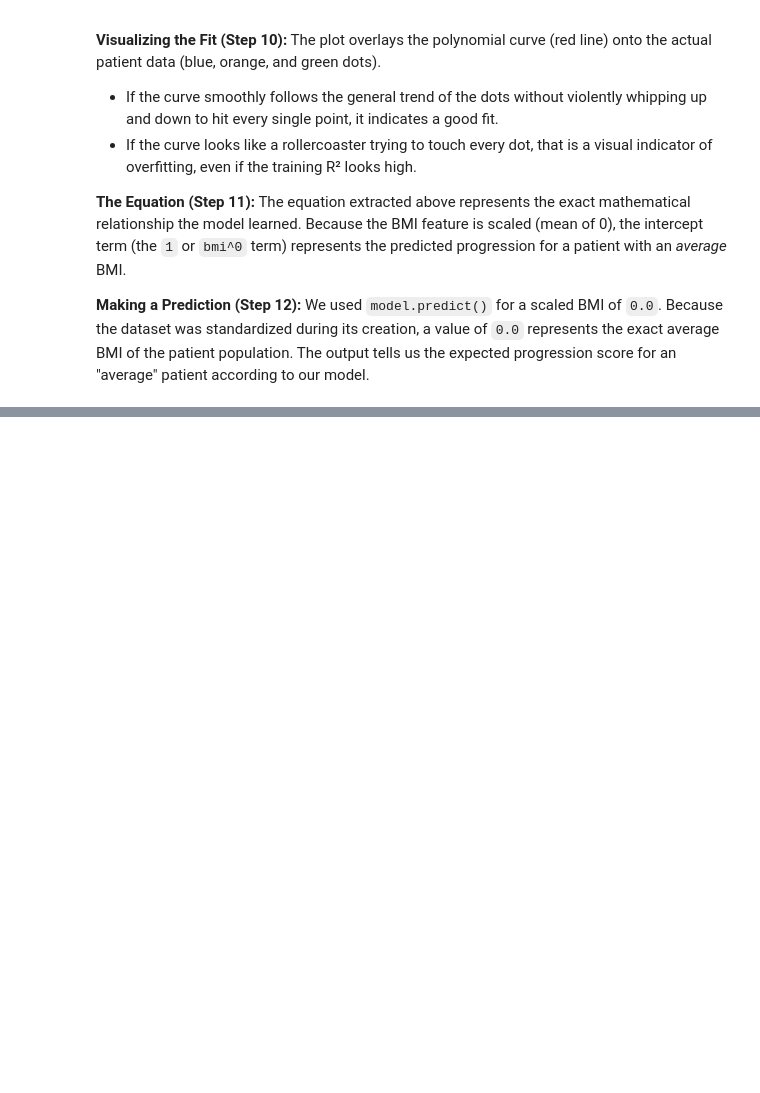
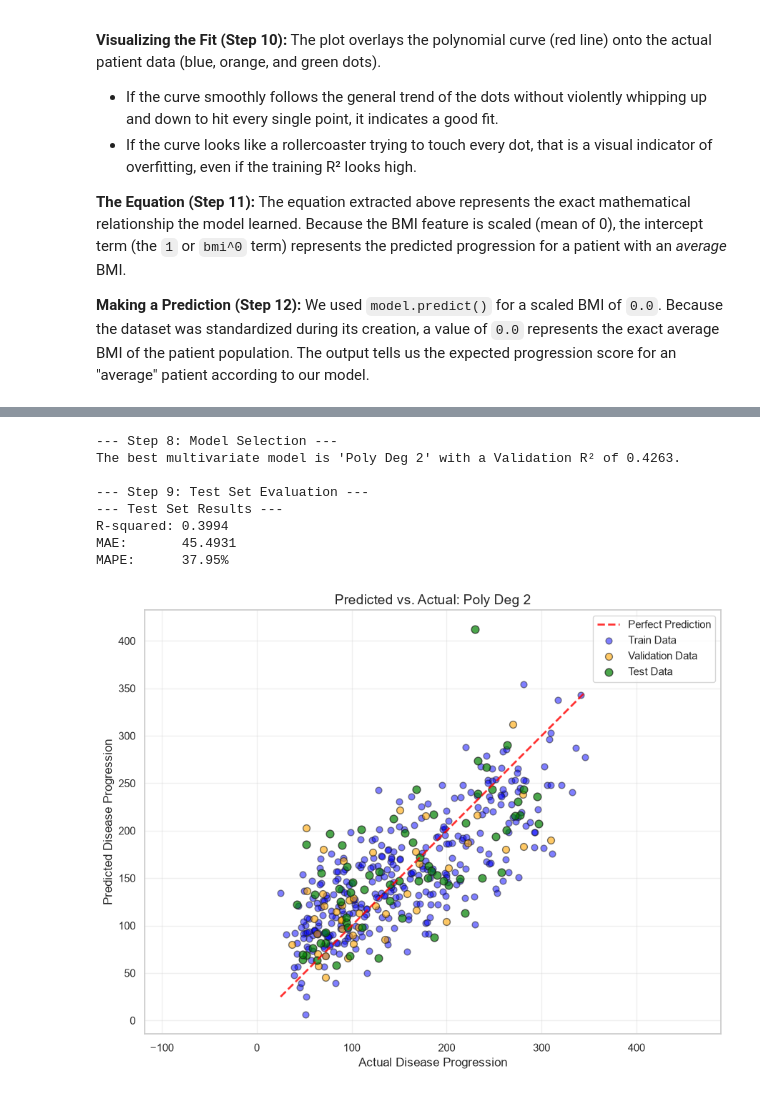
Before and after one commit to ricardo-mohammed/multivariate-linear-reg, a Jupyter notebook: notebooks/multivariate-linear.ipynb, the cells around one changed output, grey strips where cells are left out. Cells and saved outputs as stored; diff of their text form; code cells hidden in the pictures; blank space fills up the shorter version.

Commit message:
Added beginning of part 3: Multivariate modeling

```diff
--- a/notebooks/multivariate-linear.ipynb
+++ b/notebooks/multivariate-linear.ipynb
@@ -346,0 +506,52 @@ We used `model.predict()` for a scaled BMI of `0.0`. Because the dataset was sta
+# %%
+# ==========================================
+# PART 3: STEPS 8, 9, & 10
+# ==========================================
+
+# 8. Identify the best model based on the comparison table (Highest Val R²)
+best_model_name = multivariate_comparison['Val R²'].idxmax()
+best_multivariate_model = multivariate_models[best_model_name]
+
+print(f"--- Step 8: Model Selection ---")
+print(f"The best multivariate model is '{best_model_name}' with a Validation R² of {multivariate_comparison.loc[best_model_name, 'Val R²']:.4f}.\n")
+
+# 9. Run the chosen model on the test set
+print("--- Step 9: Test Set Evaluation ---")
+test_metrics_multi = evaluate_model(best_multivariate_model, X_test, y_test, dataset_name="Test Set")
+
+# 10. Plot Predicted vs. Actual for Train, Validation, and Test sets
+y_train_pred = best_multivariate_model.predict(X_train)
+y_val_pred = best_multivariate_model.predict(X_val)
+y_test_pred = best_multivariate_model.predict(X_test)
+
+plt.figure(figsize=(9, 7))
+
+# The "Perfect Prediction" line (y = x)
+perfect_line = [y.min(), y.max()]
+plt.plot(perfect_line, perfect_line, color='red', linestyle='--', linewidth=2, label='Perfect Prediction', alpha=0.8)
+
+# Scatter plots for each dataset
+plt.scatter(y_train, y_train_pred, alpha=0.5, color='blue', label='Train Data', edgecolor='k', s=40)
+plt.scatter(y_val, y_val_pred, alpha=0.6, color='orange', label='Validation Data', edgecolor='k', s=50)
+plt.scatter(y_test, y_test_pred, alpha=0.7, color='green', label='Test Data', edgecolor='k', s=60)
+
+plt.title(f'Predicted vs. Actual: {best_model_name}', fontsize=14)
+plt.xlabel('Actual Disease Progression', fontsize=12)
+plt.ylabel('Predicted Disease Progression', fontsize=12)
+plt.legend()
+plt.grid(True, alpha=0.3)
+
+# Setting axis to equal ensures the perfect prediction line is exactly 45 degrees
+plt.axis('equal')
+plt.tight_layout()
+plt.show()
+# %% [output]
+--- Step 8: Model Selection ---
+The best multivariate model is 'Poly Deg 2' with a Validation R² of 0.4263.
+
+--- Step 9: Test Set Evaluation ---
+--- Test Set Results ---
+R-squared: 0.3994
+MAE:       45.4931
+MAPE:      37.95%
+[figure, added]
```
Also changed, not shown: parts of 7 cells of this notebook.
